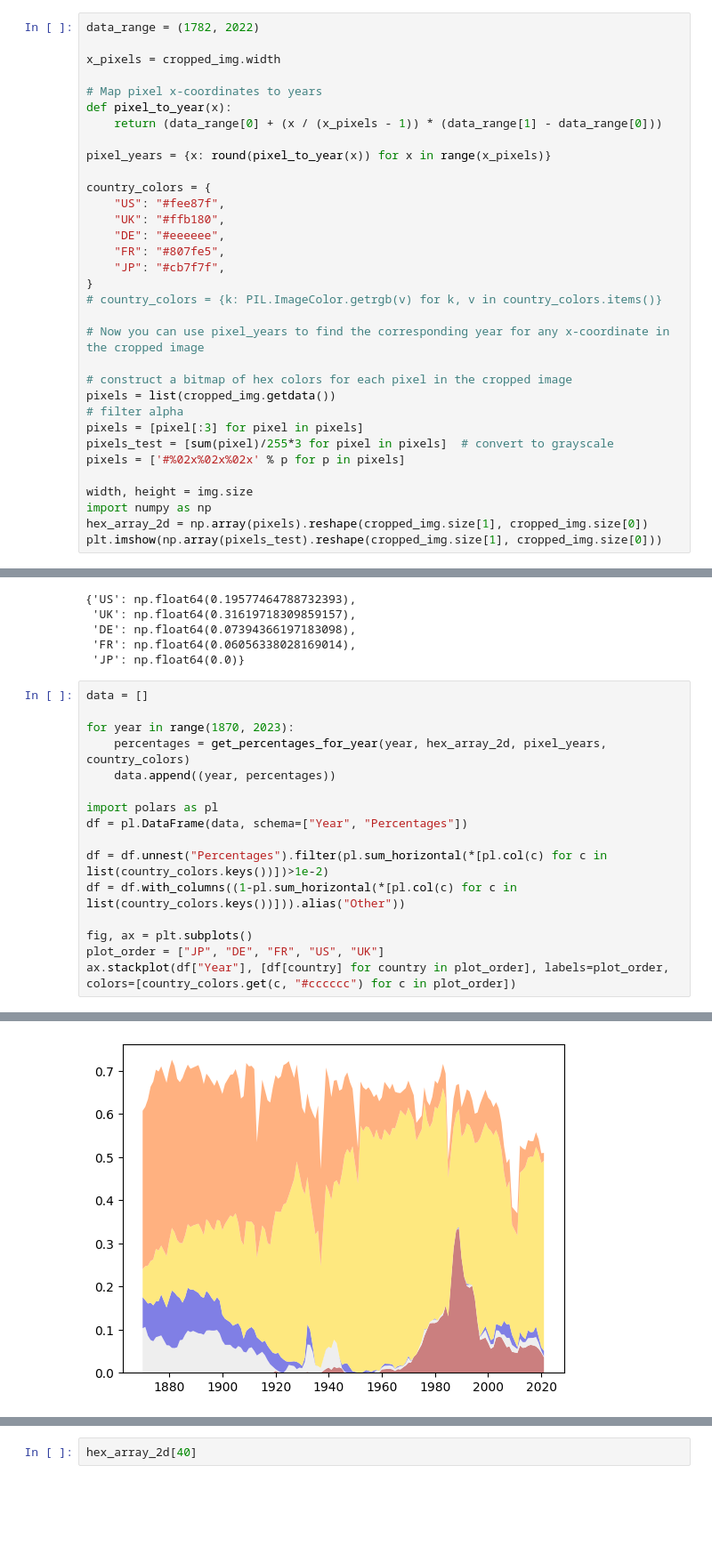
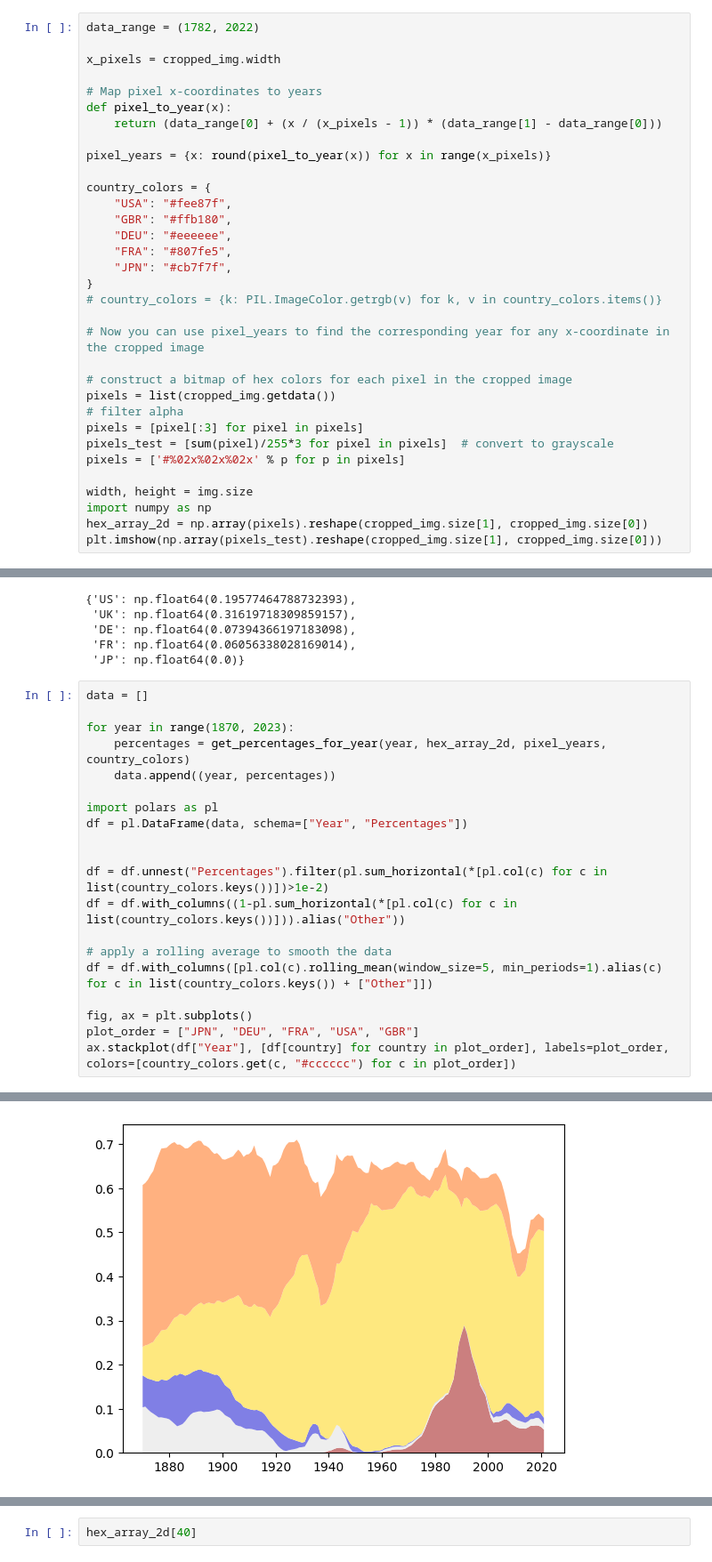
Before and after one commit to Creykish/MADS-Project, a Jupyter notebook: Code/Returns Data/extract_mkt_cap_from_graph.ipynb, the cells around one changed output, grey strips where cells are left out. Shown at 89% size. Cells and saved outputs as stored; diff of their text form; blank space fills up the shorter version.

```diff
--- a/Code/Returns Data/extract_mkt_cap_from_graph.ipynb
+++ b/Code/Returns Data/extract_mkt_cap_from_graph.ipynb
@@ -28,11 +28,11 @@ def pixel_to_year(x):
 pixel_years = {x: round(pixel_to_year(x)) for x in range(x_pixels)}
 
 country_colors = {
-    "US": "#fee87f",
-    "UK": "#ffb180",
-    "DE": "#eeeeee",
-    "FR": "#807fe5",
-    "JP": "#cb7f7f",
+    "USA": "#fee87f",
+    "GBR": "#ffb180",
+    "DEU": "#eeeeee",
+    "FRA": "#807fe5",
+    "JPN": "#cb7f7f",
 }
 # country_colors = {k: PIL.ImageColor.getrgb(v) for k, v in country_colors.items()}
 
@@ -87,24 +87,28 @@ get_percentages_for_year(1900, hex_array_2d, pixel_years, country_colors)
 # %%
 data = []
 
 for year in range(1870, 2023):
     percentages = get_percentages_for_year(year, hex_array_2d, pixel_years, country_colors)
     data.append((year, percentages))
 
 import polars as pl
 df = pl.DataFrame(data, schema=["Year", "Percentages"])
 
+
 df = df.unnest("Percentages").filter(pl.sum_horizontal(*[pl.col(c) for c in list(country_colors.keys())])>1e-2)
 df = df.with_columns((1-pl.sum_horizontal(*[pl.col(c) for c in list(country_colors.keys())])).alias("Other"))
 
+# apply a rolling average to smooth the data
+df = df.with_columns([pl.col(c).rolling_mean(window_size=5, min_periods=1).alias(c) for c in list(country_colors.keys()) + ["Other"]])
+
 fig, ax = plt.subplots()
-plot_order = ["JP", "DE", "FR", "US", "UK"]
+plot_order = ["JPN", "DEU", "FRA", "USA", "GBR"]
 ax.stackplot(df["Year"], [df[country] for country in plot_order], labels=plot_order, colors=[country_colors.get(c, "#cccccc") for c in plot_order])
 # %% [output]
 [<matplotlib.collections.FillBetweenPolyCollection at 0x...>,
  <matplotlib.collections.FillBetweenPolyCollection at 0x...>,
  <matplotlib.collections.FillBetweenPolyCollection at 0x...>,
  <matplotlib.collections.FillBetweenPolyCollection at 0x...>,
  <matplotlib.collections.FillBetweenPolyCollection at 0x...>]
-[figure, old version]
+[figure, new version]
 # %%
```
Also changed, not shown: parts of 3 cells of this notebook, 22 other files.
